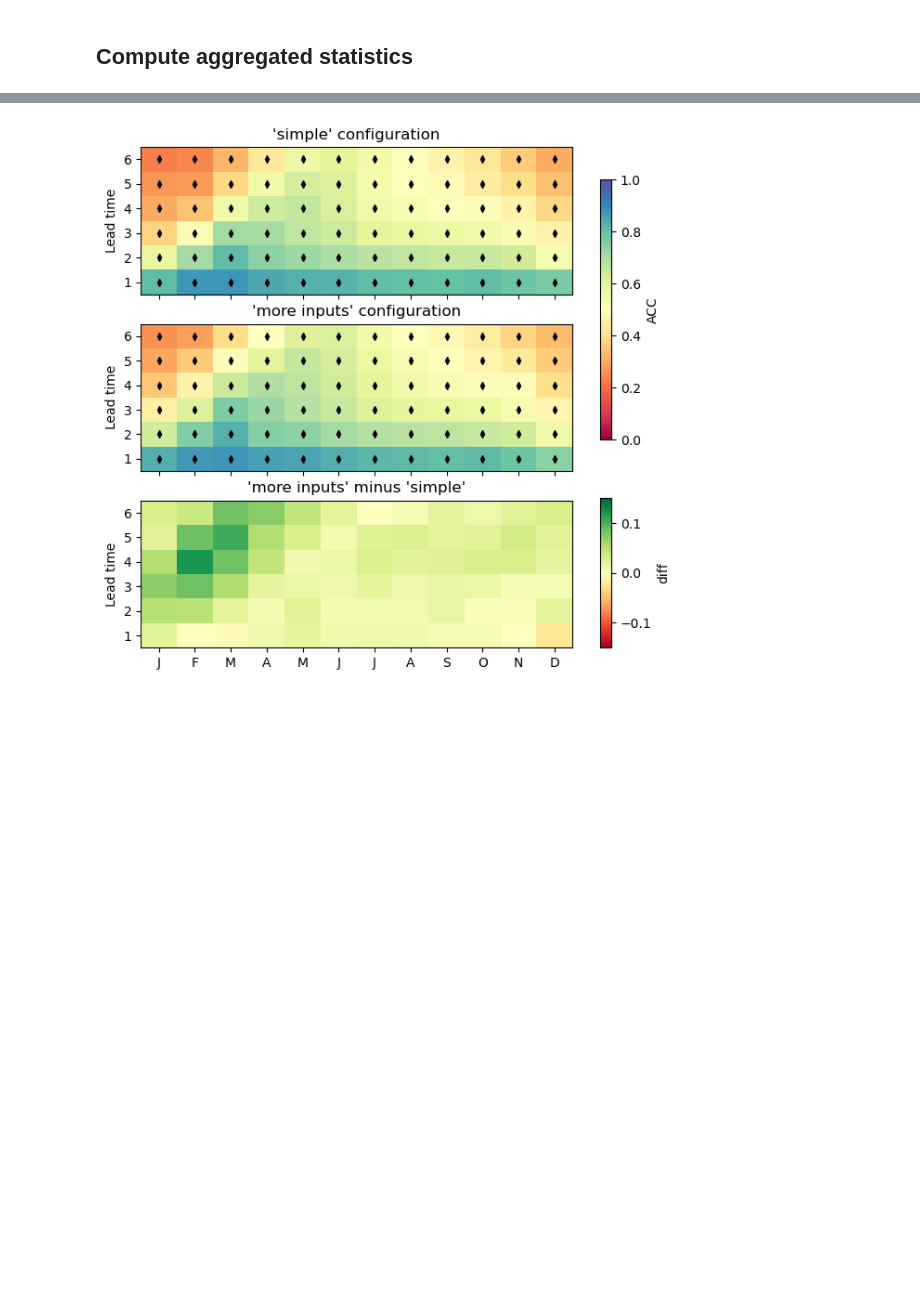
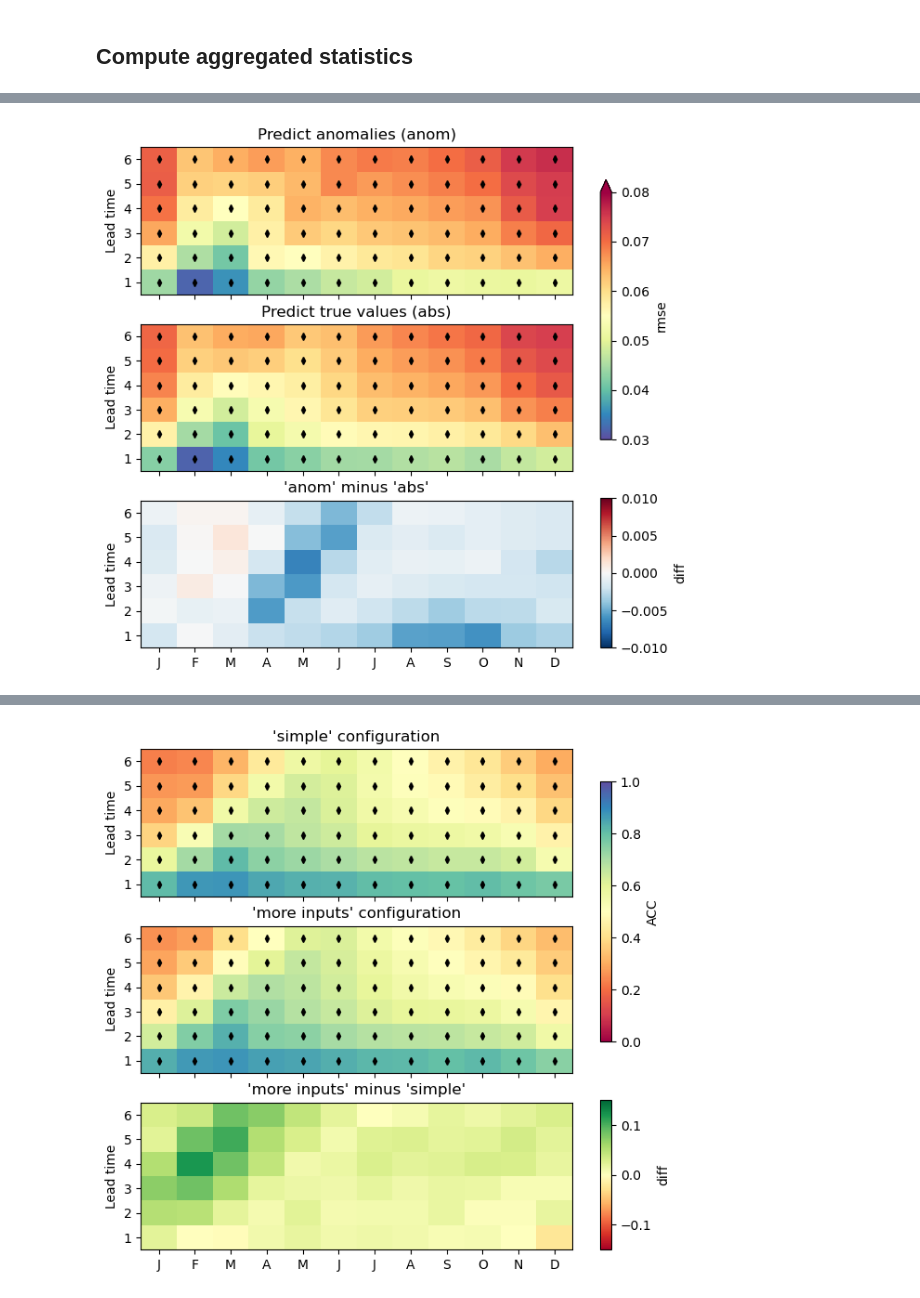
Before and after one commit to ychnli/sicpred, a Jupyter notebook: figures.ipynb, the cells around one changed output, grey strips where cells are left out. Saved outputs shown, nothing was run; the diff lists cells and outputs as text; code cells hidden in the pictures; blank space fills up the shorter version.

```diff
--- a/figures.ipynb
+++ b/figures.ipynb
@@ -414,0 +430,7 @@ plt.savefig("figures/known_issues/coastline_error_landmaskmaybe.jpg", dpi=250, b
+# %%
+# compute RMSE
+anom_rmse = calculate_rmse(anom_prediction_diagnostics.predictions, anom_prediction_diagnostics.targets)
+abs_rmse = calculate_rmse(abs_prediction_diagnostics.predictions, abs_prediction_diagnostics.targets)
+
+persistence_rmse = calculate_rmse(anomaly_persistence_predictions, abs_prediction_diagnostics.targets)
+climatology_rmse = calculate_rmse(climatology_predictions, abs_prediction_diagnostics.targets)
@@ -463,0 +487,38 @@ plt.savefig("figures/cesm/simple_vs_more-inputs_MPE_altcolorbar.jpg", dpi=300, b
+# %%
+fig, axs = plt.subplots(nrows=3, ncols=1, figsize=(6,7), sharex=True)
+
+x = np.arange(13)
+y = np.arange(7)
+x_centers = (x[:-1] + x[1:]) / 2
+y_centers = (y[:-1] + y[1:]) / 2
+
+exceeds_persistence = abs_rmse < persistence_rmse
+exceeds_climatology = abs_rmse < climatology_rmse
+cax = axs[0].pcolormesh(x, y, abs_rmse, cmap='Spectral_r', shading='flat', vmin=0.03, vmax=0.08)
+axs[0].set_yticks(y_centers, labels=np.arange(1,7,1))
+axs[0].set_ylabel("Lead time")
+axs[0].set_title(f"Predict anomalies (anom)")
+plot_markers(axs[0], exceeds_persistence, exceeds_climatology, x_centers, y_centers)
+
+exceeds_persistence = anom_rmse < persistence_rmse
+exceeds_climatology = anom_rmse < climatology_rmse
+axs[1].pcolormesh(x, y, anom_rmse, cmap='Spectral_r', shading='flat', vmin=0.03, vmax=0.08)
+axs[1].set_yticks(y_centers, labels=np.arange(1,7,1))
+axs[1].set_ylabel("Lead time")
+axs[1].set_title("Predict true values (abs)")
+plot_markers(axs[1], exceeds_persistence, exceeds_climatology, x_centers, y_centers)
+
+cax2 = axs[2].pcolormesh(x, y, (anom_rmse - abs_rmse), cmap='RdBu_r', shading='flat', vmin=-0.01, vmax=0.01)
+axs[2].set_xticks(x_centers, labels=["J","F","M","A","M","J","J","A","S","O","N","D"])
+axs[2].set_yticks(y_centers, labels=np.arange(1,7,1))
+axs[2].set_ylabel("Lead time")
+axs[2].set_title("'anom' minus 'abs'")
+
+
+cbar_ax = fig.add_axes([0.95, 0.43, 0.02, 0.4])
+cbar_ax2 = fig.add_axes([0.95, 0.11, 0.02, 0.23])
+plt.colorbar(cax, cax=cbar_ax, label=r'rmse', orientation='vertical', extend='max')
+plt.colorbar(cax2, cax=cbar_ax2, label=r'diff', orientation='vertical')
+plt.savefig("figures/cesm/anom_vs_abs_rmse.jpg", dpi=300, bbox_inches='tight')
+# %% [output]
+[figure, added]
```
Also changed, not shown: parts of 17 cells of this notebook.
